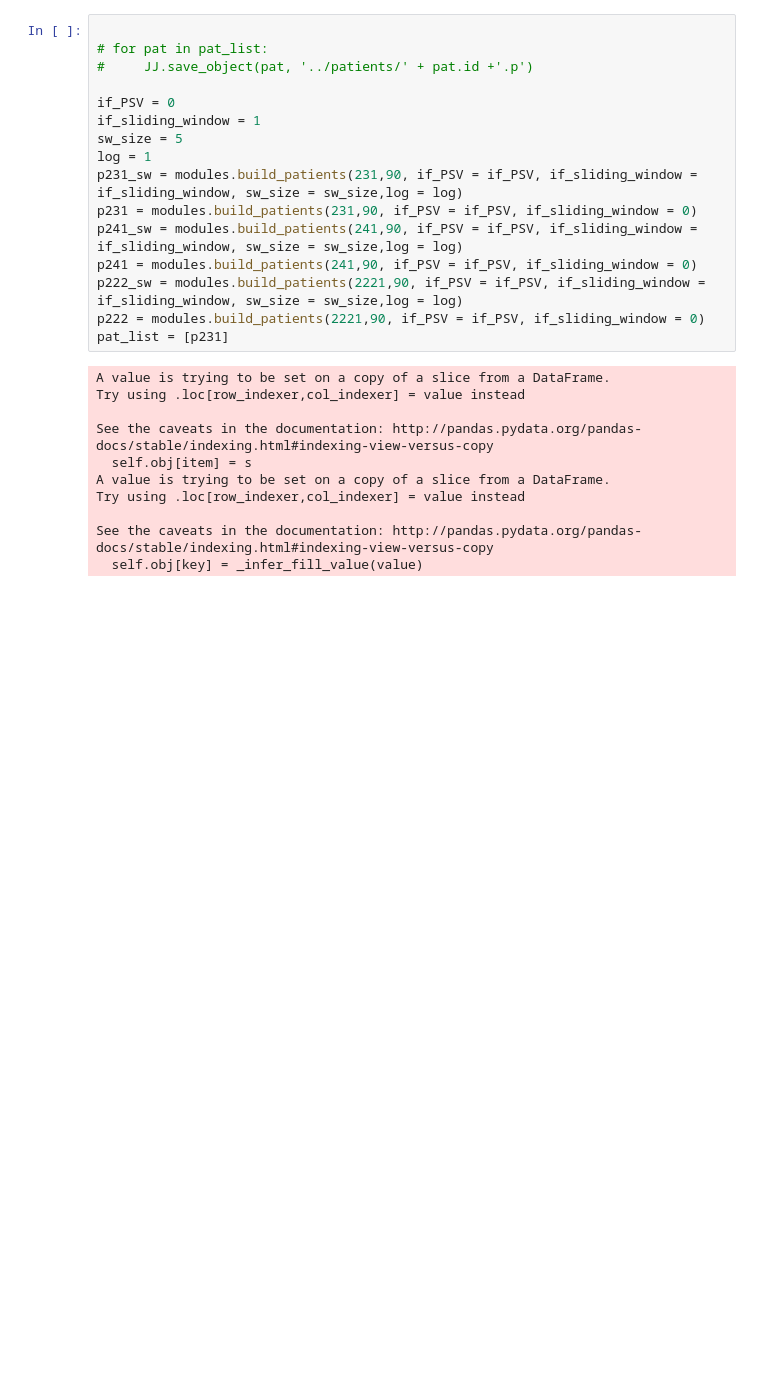
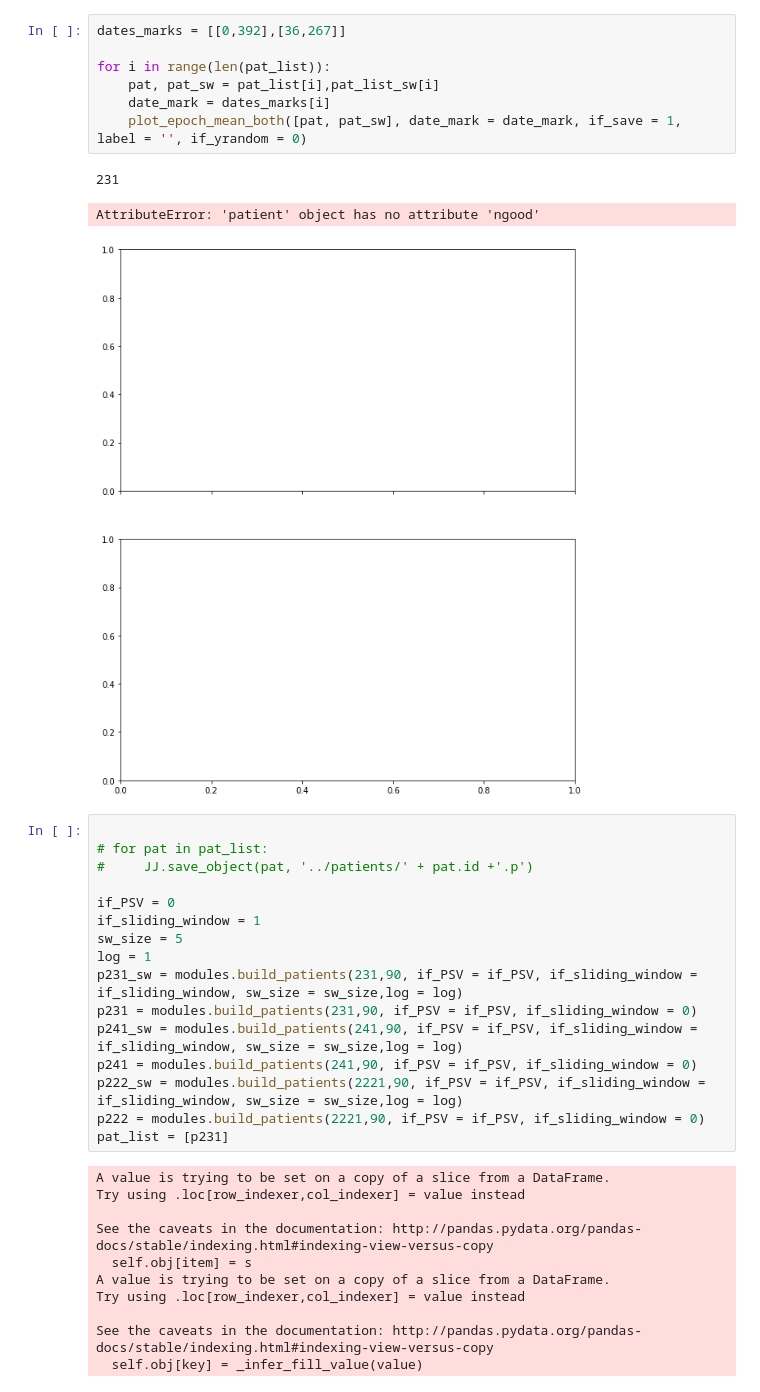
Before and after one commit to sdot08/Optimization-of-Responsive-Neurostimulation-RNS-Therapy-through-Data-Mining-Approaches, a Jupyter notebook: src/Visulization.ipynb, the cells around one changed output. Drawn from its saved outputs; the diff is of its cells as text; blank space fills up the shorter version.

```diff
--- a/src/Visulization.ipynb
+++ b/src/Visulization.ipynb
@@ -221,3 +238,14 @@ total:  749
+# %%
+dates_marks = [[0,392],[36,267]]
+
+for i in range(len(pat_list)):
+    pat, pat_sw = pat_list[i],pat_list_sw[i]
+    date_mark = dates_marks[i]
+    plot_epoch_mean_both([pat, pat_sw], date_mark = date_mark, if_save = 1, label = '', if_yrandom = 0)
+# %% [output]
+231
+AttributeError: 'patient' object has no attribute 'ngood'
+[figure, added]
 # %%
 
 # for pat in pat_list:
```
Also changed, not shown: parts of 11 cells of this notebook, 19 other files.
